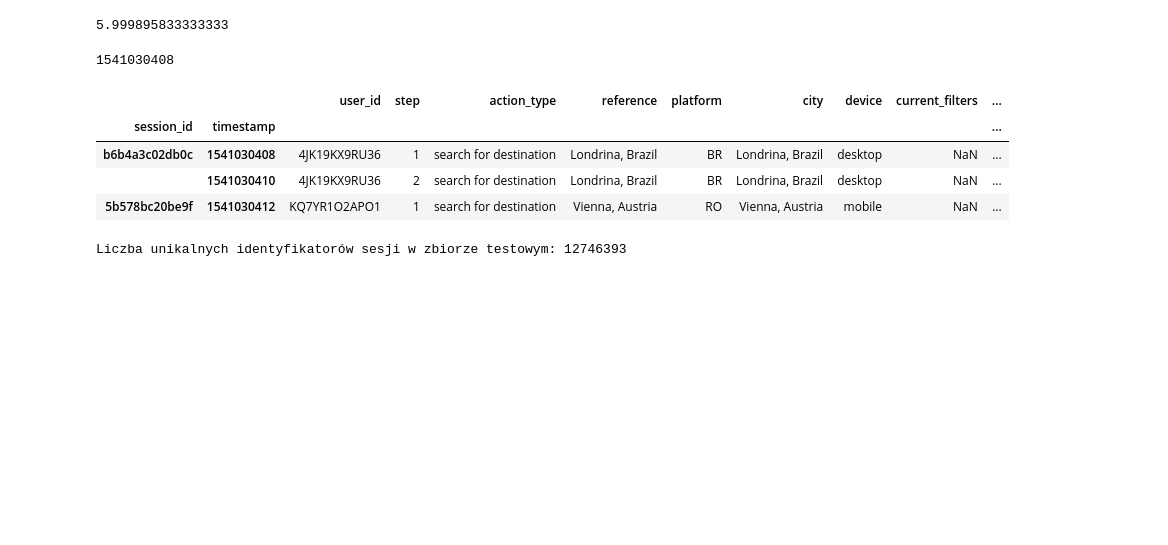
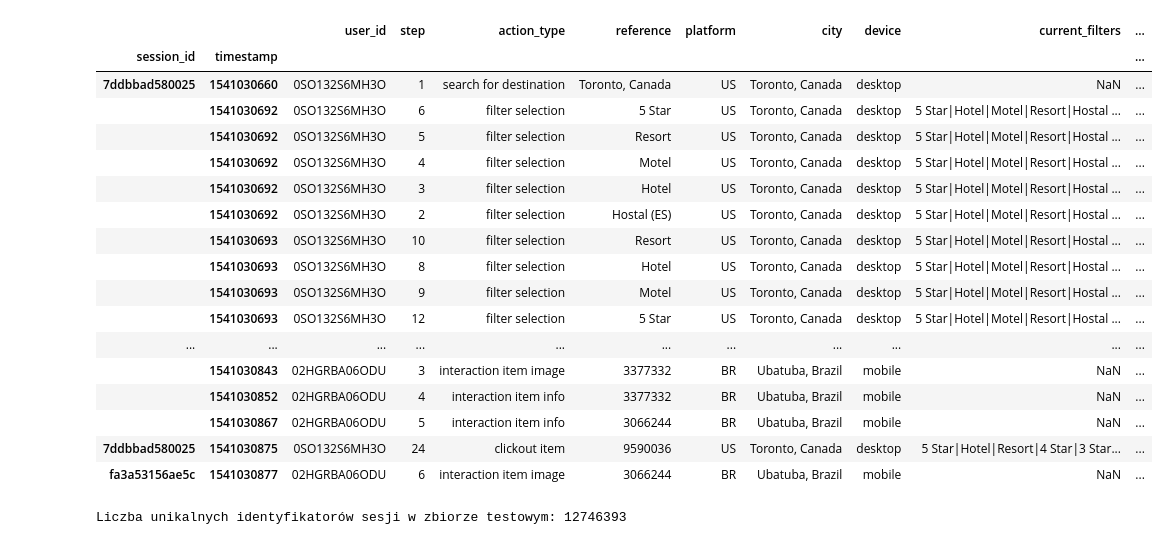
Before and after one commit to LiLatee/Systemy_rekomendacyjne, a Jupyter notebook: 1. Zadanie wstępne - creating_train_and_test_set.ipynb, the cells around one changed output. Saved outputs shown, nothing was run; the diff lists cells and outputs as text; code cells hidden in the pictures; blank space fills up the shorter version.

```diff
--- a/1. Zadanie wstępne - creating_train_and_test_set.ipynb
+++ b/1. Zadanie wstępne - creating_train_and_test_set.ipynb
@@ -5,28 +5,38 @@ import collections
 import time
 from sklearn.model_selection import train_test_split
 # %%
-(train_set_org['timestamp'].max()-train_set_org['timestamp'].min())/(60*60*24) # sekudny*minuty*dni
+# (train_set_org['timestamp'].max()-train_set_org['timestamp'].min())/(60*60*24) # sekudny*minuty*dni
-# %% [output]
-5.999895833333333
 # %%
-train_set_org['timestamp'].min()
+# train_set_org['timestamp'].min()
-# %% [output]
-1541030408
 # %%
 start = time.time()
 train_set_org = pd.read_csv('D:\\Dokumenty\\Systemy_rekomendacyjne\\data\\trivagoRecSysChallengeData2019_v2\\train.csv',
-                       sep=',')
+                       sep=',',
+                           nrows=1000)
 # %%
 train_set = train_set_org
 train_set = train_set.set_index(['session_id','timestamp'])
 train_set = train_set.sort_values(['timestamp'])
-train_set[:3]
+train_set[:30]
 # %% [output]
 |  |  | user_id | step | action_type | reference | platform | city | device | current_filters | ... |
 | session_id | timestamp |  |  |  |  |  |  |  |  | ... |
-| b6b4a3c02db0c | 1541030408 | 4JK19KX9RU36 | 1 | search for destination | Londrina, Brazil | BR | Londrina, Brazil | desktop | NaN | ... |
-|  | 1541030410 | 4JK19KX9RU36 | 2 | search for destination | Londrina, Brazil | BR | Londrina, Brazil | desktop | NaN | ... |
-| 5b578bc20be9f | 1541030412 | KQ7YR1O2APO1 | 1 | search for destination | Vienna, Austria | RO | Vienna, Austria | mobile | NaN | ... |
+| 7ddbbad580025 | 1541030660 | 0SO132S6MH3O | 1 | search for destination | Toronto, Canada | US | Toronto, Canada | desktop | NaN | ... |
+|  | 1541030692 | 0SO132S6MH3O | 6 | filter selection | 5 Star | US | Toronto, Canada | desktop | 5 Star|Hotel|Motel|Resort|Hostal ... | ... |
+|  | 1541030692 | 0SO132S6MH3O | 5 | filter selection | Resort | US | Toronto, Canada | desktop | 5 Star|Hotel|Motel|Resort|Hostal ... | ... |
+|  | 1541030692 | 0SO132S6MH3O | 4 | filter selection | Motel | US | Toronto, Canada | desktop | 5 Star|Hotel|Motel|Resort|Hostal ... | ... |
+|  | 1541030692 | 0SO132S6MH3O | 3 | filter selection | Hotel | US | Toronto, Canada | desktop | 5 Star|Hotel|Motel|Resort|Hostal ... | ... |
+|  | 1541030692 | 0SO132S6MH3O | 2 | filter selection | Hostal (ES) | US | Toronto, Canada | desktop | 5 Star|Hotel|Motel|Resort|Hostal ... | ... |
+|  | 1541030693 | 0SO132S6MH3O | 10 | filter selection | Resort | US | Toronto, Canada | desktop | 5 Star|Hotel|Motel|Resort|Hostal ... | ... |
+|  | 1541030693 | 0SO132S6MH3O | 8 | filter selection | Hotel | US | Toronto, Canada | desktop | 5 Star|Hotel|Motel|Resort|Hostal ... | ... |
+|  | 1541030693 | 0SO132S6MH3O | 9 | filter selection | Motel | US | Toronto, Canada | desktop | 5 Star|Hotel|Motel|Resort|Hostal ... | ... |
+|  | 1541030693 | 0SO132S6MH3O | 12 | filter selection | 5 Star | US | Toronto, Canada | desktop | 5 Star|Hotel|Motel|Resort|Hostal ... | ... |
+| ... | ... | ... | ... | ... | ... | ... | ... | ... | ... | ... |
+|  | 1541030843 | 02HGRBA06ODU | 3 | interaction item image | 3377332 | BR | Ubatuba, Brazil | mobile | NaN | ... |
+|  | 1541030852 | 02HGRBA06ODU | 4 | interaction item info | 3377332 | BR | Ubatuba, Brazil | mobile | NaN | ... |
+|  | 1541030867 | 02HGRBA06ODU | 5 | interaction item info | 3066244 | BR | Ubatuba, Brazil | mobile | NaN | ... |
+| 7ddbbad580025 | 1541030875 | 0SO132S6MH3O | 24 | clickout item | 9590036 | US | Toronto, Canada | desktop | 5 Star|Hotel|Resort|4 Star|3 Star... | ... |
+| fa3a53156ae5c | 1541030877 | 02HGRBA06ODU | 6 | interaction item image | 3066244 | BR | Ubatuba, Brazil | mobile | NaN | ... |
 # %%
 x_train, x_test = train_test_split(train_set, test_size=0.2, shuffle=False)
 # %%
```
Also changed, not shown: 2 other files.
